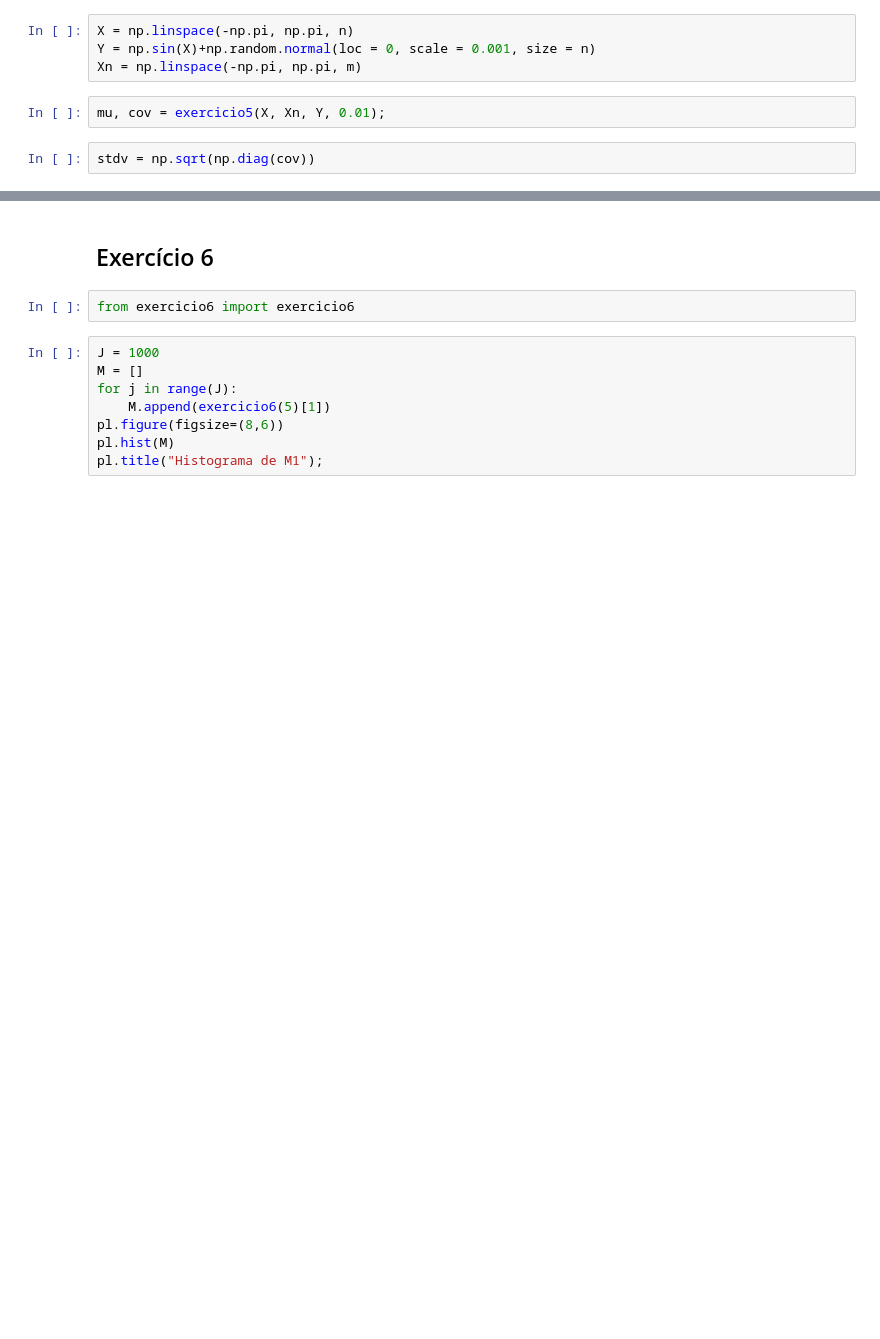
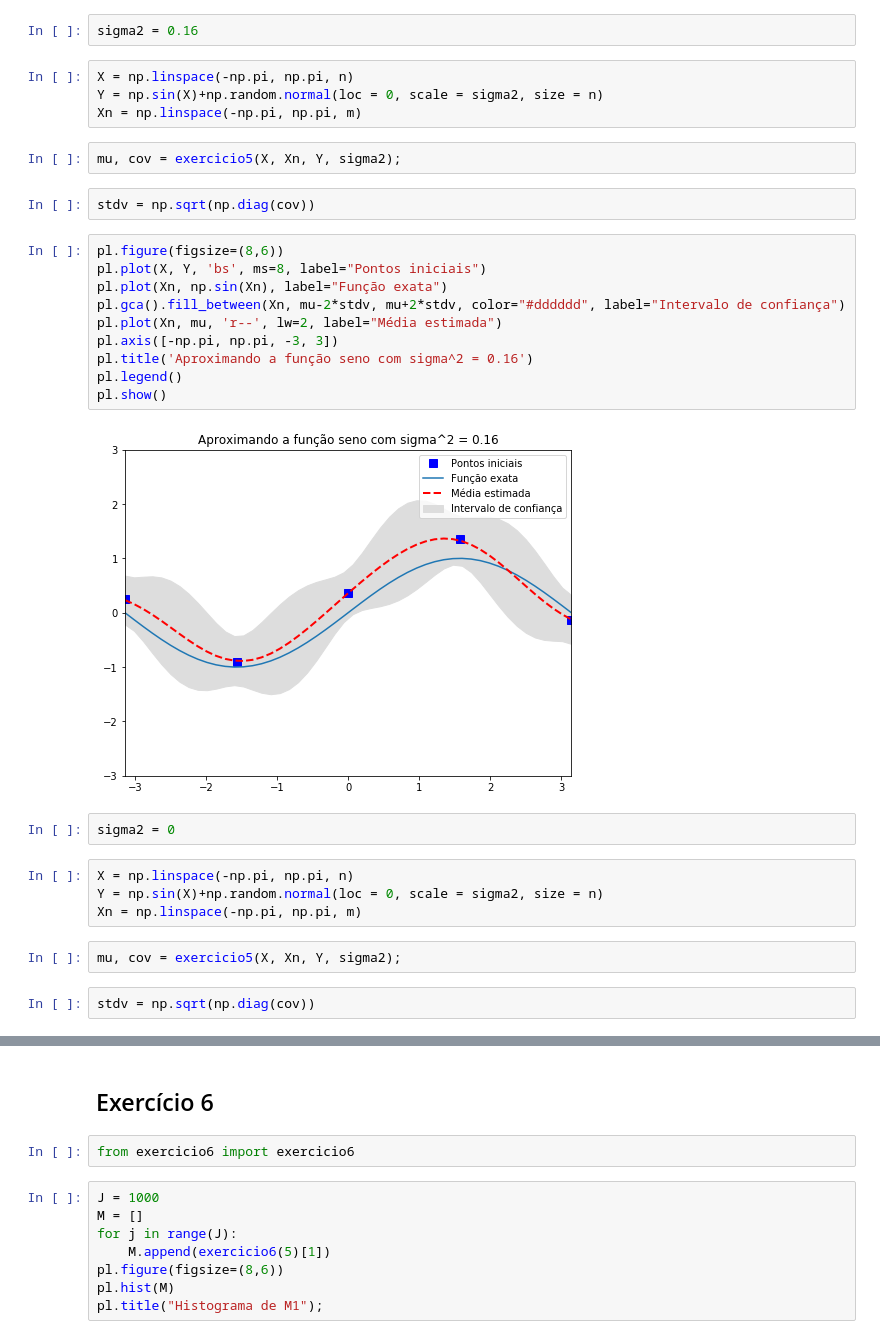
Before and after one commit to mpopst/TrabalhoPE, a Jupyter notebook: Relatório.ipynb, the cells around one changed output, grey strips where cells are left out. Drawn from its saved outputs; the diff is of its cells as text; blank space fills up the shorter version.

```diff
--- a/Relatório.ipynb
+++ b/Relatório.ipynb
@@ -146,14 +153,38 @@ teorema448(1, 5)
 from exercicio5 import exercicio5
 # %%
 n, m = 5, 50
+# %%
+sigma2 = 0.16
 # %%
 X = np.linspace(-np.pi, np.pi, n)
-Y = np.sin(X)+np.random.normal(loc = 0, scale = 0.001, size = n)
+Y = np.sin(X)+np.random.normal(loc = 0, scale = sigma2, size = n)
 Xn = np.linspace(-np.pi, np.pi, m)
 # %%
-mu, cov = exercicio5(X, Xn, Y, 0.01);
+mu, cov = exercicio5(X, Xn, Y, sigma2);
 # %%
 stdv = np.sqrt(np.diag(cov))
+# %%
+pl.figure(figsize=(8,6))
+pl.plot(X, Y, 'bs', ms=8, label="Pontos iniciais")
+pl.plot(Xn, np.sin(Xn), label="Função exata")
+pl.gca().fill_between(Xn, mu-2*stdv, mu+2*stdv, color="#dddddd", label="Intervalo de confiança")
+pl.plot(Xn, mu, 'r--', lw=2, label="Média estimada")
+pl.axis([-np.pi, np.pi, -3, 3])
+pl.title('Aproximando a função seno com sigma^2 = 0.16')
+pl.legend()
+pl.show()
+# %% [output]
+[figure, added]
+# %%
+sigma2 = 0
+# %%
+X = np.linspace(-np.pi, np.pi, n)
+Y = np.sin(X)+np.random.normal(loc = 0, scale = sigma2, size = n)
+Xn = np.linspace(-np.pi, np.pi, m)
+# %%
+mu, cov = exercicio5(X, Xn, Y, sigma2);
+# %%
+stdv = np.sqrt(np.diag(cov))
 # %%
 pl.figure(figsize=(8,6))
 pl.plot(X, Y, 'bs', ms=8, label="Pontos iniciais")
```
Also changed, not shown: parts of 6 cells of this notebook, 1 other file.
